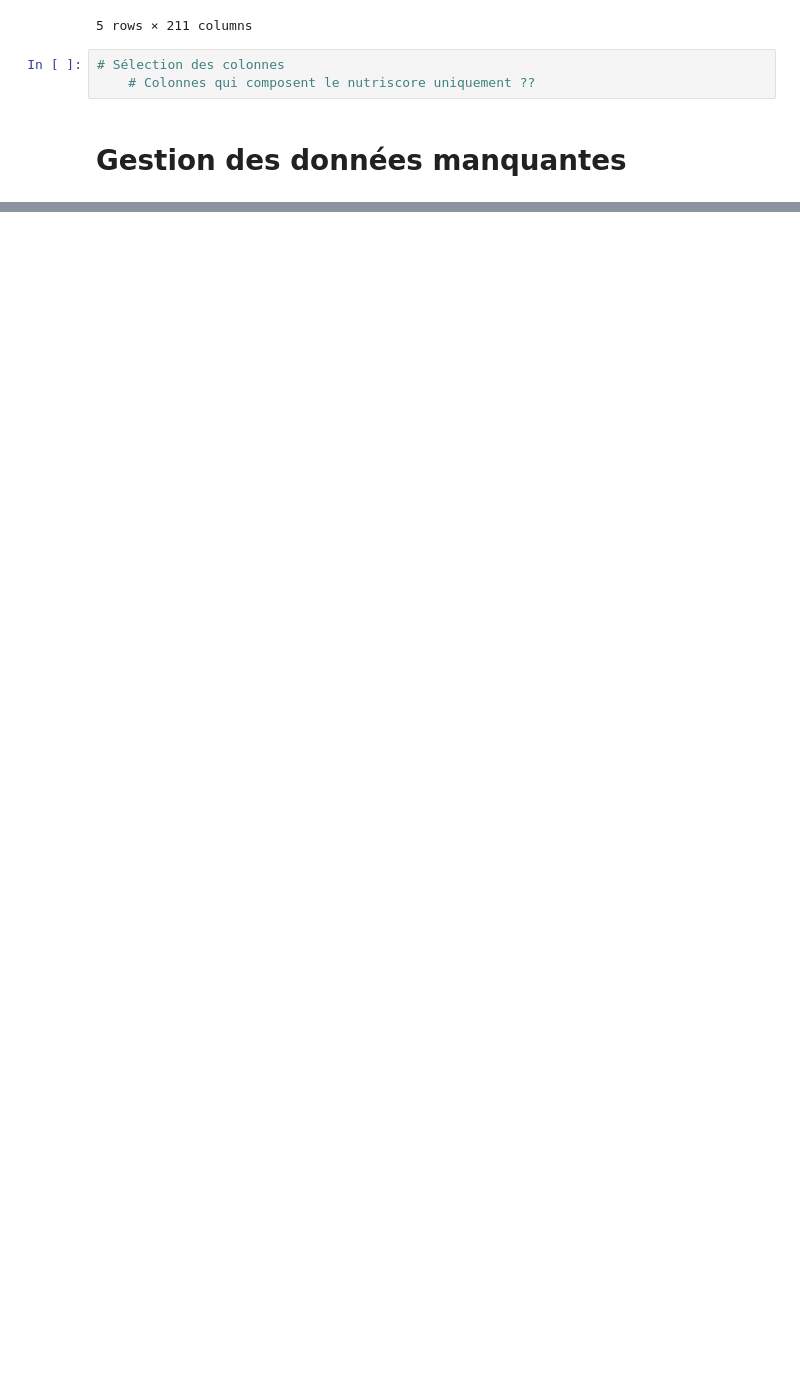
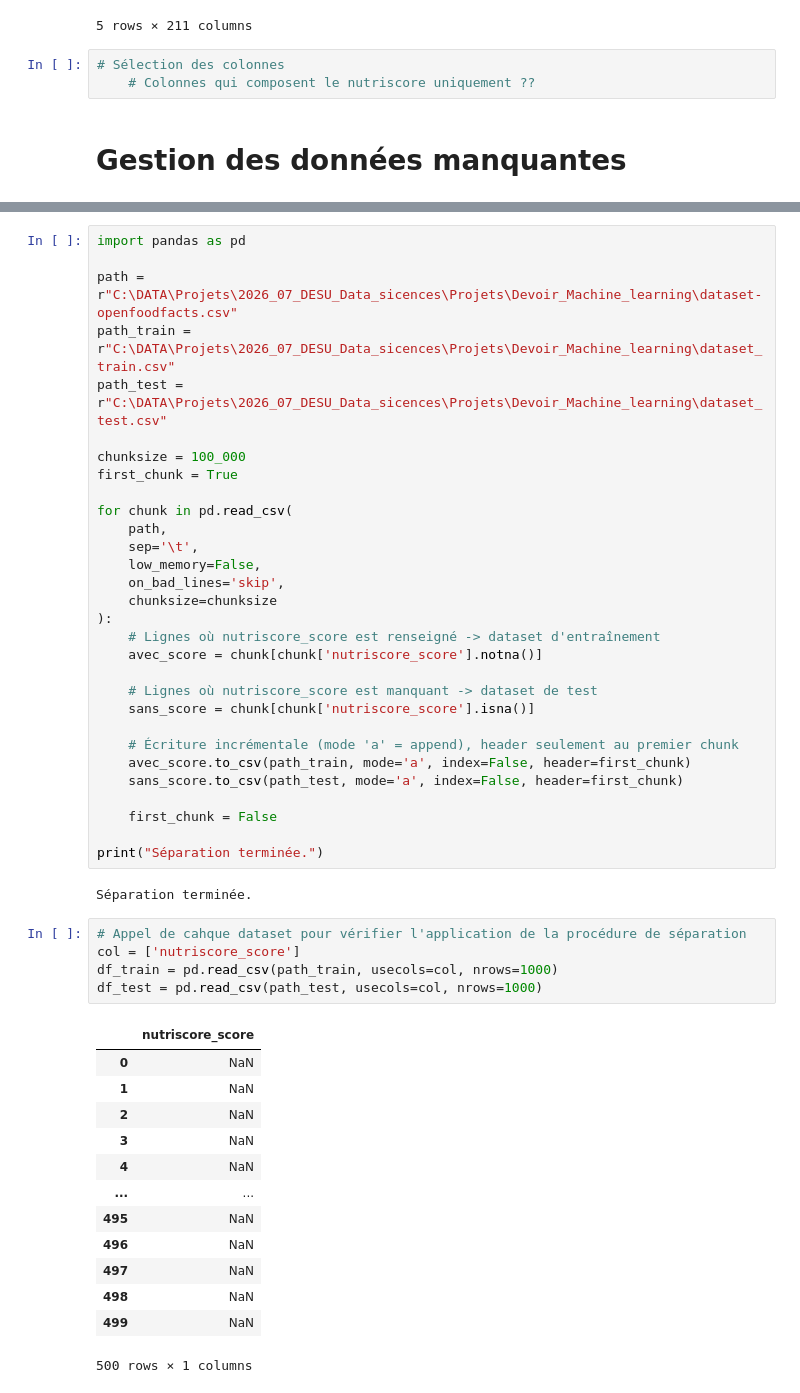
Before and after one commit to MaeGobi/FOOD_slay, a Jupyter notebook: template_teaching_project_ml_OFF/notebooks/data_visualisation.ipynb, the cells around one changed output, grey strips where cells are left out. Saved outputs shown, nothing was run; the diff lists cells and outputs as text; blank space fills up the shorter version.

Commit message:
Séparation dataset train et test

```diff
--- a/template_teaching_project_ml_OFF/notebooks/data_visualisation.ipynb
+++ b/template_teaching_project_ml_OFF/notebooks/data_visualisation.ipynb
@@ -263,0 +303,51 @@ Retrait des variables avec NAs. Si % NA > X, retirer variable, sinon imputation.
+# %%
+import pandas as pd
+
+path = r"C:\DATA\Projets\2026_07_DESU_Data_sicences\Projets\Devoir_Machine_learning\dataset-openfoodfacts.csv"
+path_train = r"C:\DATA\Projets\2026_07_DESU_Data_sicences\Projets\Devoir_Machine_learning\dataset_train.csv"
+path_test = r"C:\DATA\Projets\2026_07_DESU_Data_sicences\Projets\Devoir_Machine_learning\dataset_test.csv"
+
+chunksize = 100_000
+first_chunk = True
+
+for chunk in pd.read_csv(
+    path,
+    sep='\t',
+    low_memory=False,
+    on_bad_lines='skip',
+    chunksize=chunksize
+):
+    # Lignes où nutriscore_score est renseigné -> dataset d'entraînement
+    avec_score = chunk[chunk['nutriscore_score'].notna()]
+
+    # Lignes où nutriscore_score est manquant -> dataset de test
+    sans_score = chunk[chunk['nutriscore_score'].isna()]
+
+    # Écriture incrémentale (mode 'a' = append), header seulement au premier chunk
+    avec_score.to_csv(path_train, mode='a', index=False, header=first_chunk)
+    sans_score.to_csv(path_test, mode='a', index=False, header=first_chunk)
+
+    first_chunk = False
+
+print("Séparation terminée.")
+# %% [output]
+Séparation terminée.
+# %%
+# Appel de cahque dataset pour vérifier l'application de la procédure de séparation
+col = ['nutriscore_score']
+df_train = pd.read_csv(path_train, usecols=col, nrows=1000)
+df_test = pd.read_csv(path_test, usecols=col, nrows=1000)
+# %% [output]
+|  | nutriscore_score |
+| 0 | NaN |
+| 1 | NaN |
+| 2 | NaN |
+| 3 | NaN |
+| 4 | NaN |
+| ... | ... |
+| 495 | NaN |
+| 496 | NaN |
+| 497 | NaN |
+| 498 | NaN |
+| 499 | NaN |
+500 rows × 1 columns
```
Also changed, not shown: parts of 8 cells of this notebook.
